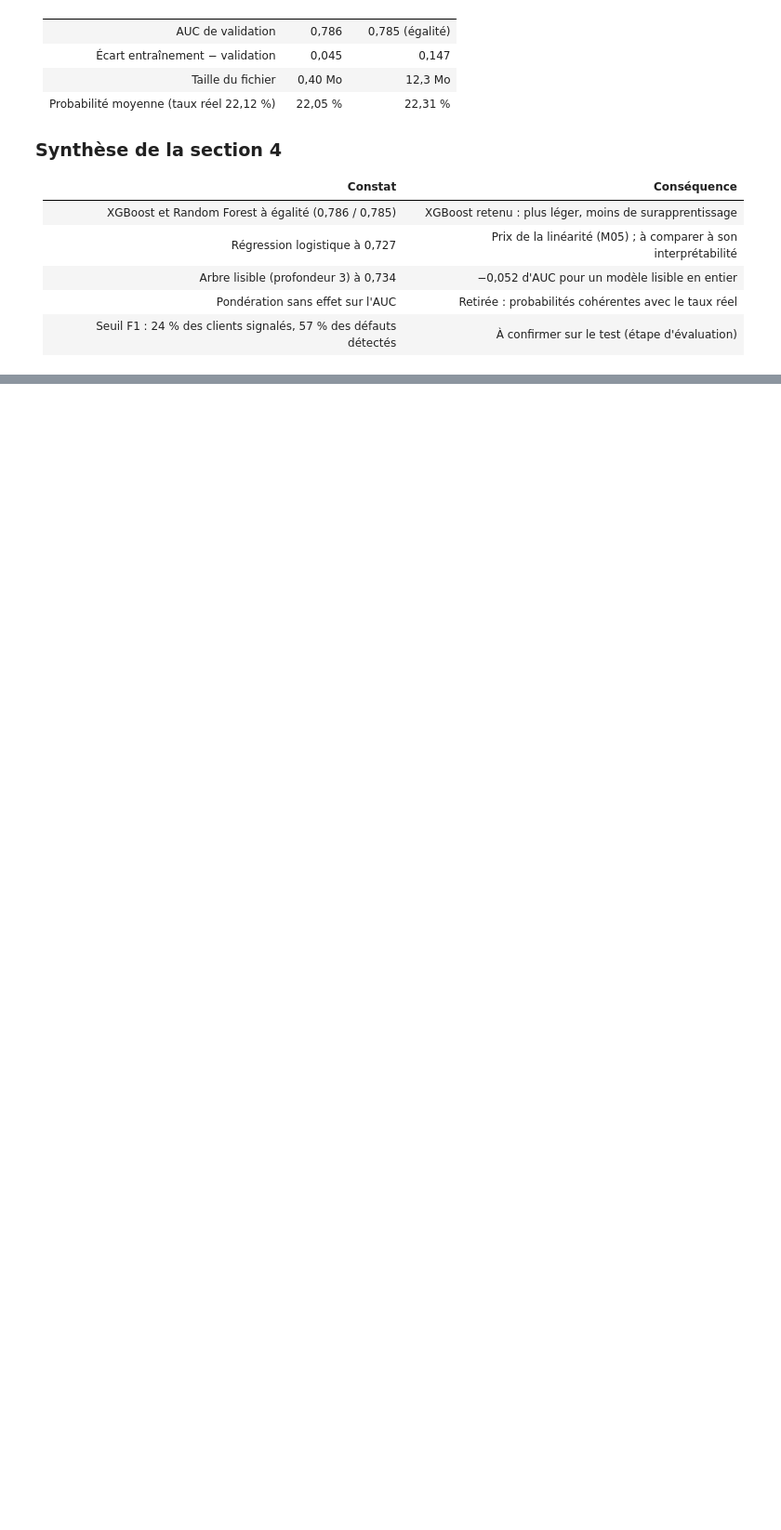
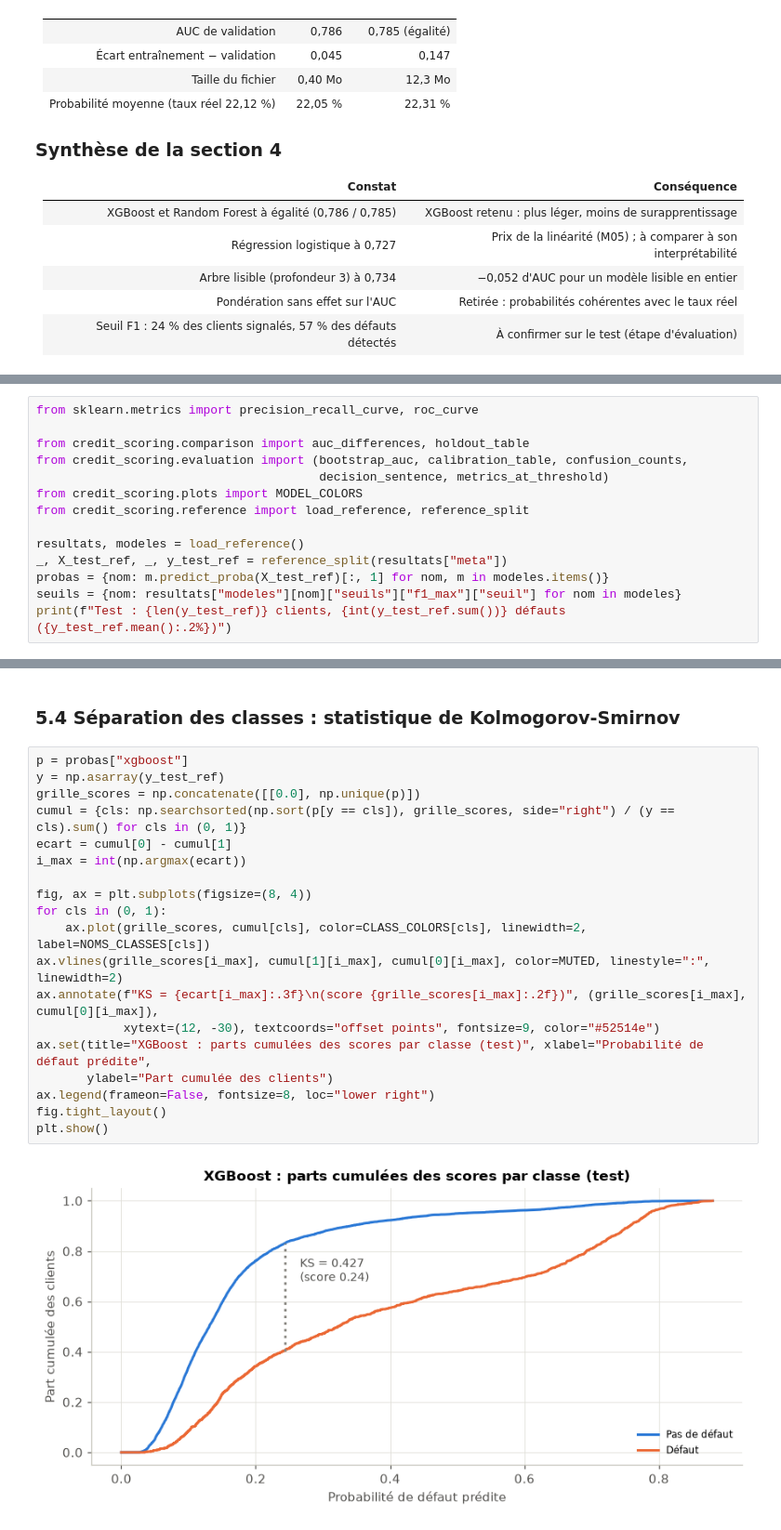
Before and after one commit to aljene307/credit-scoring-xai, a Jupyter notebook: notebooks/analyse_credit.ipynb, the cells around one changed output, grey strips where cells are left out. Shown at 93% size. Cells and saved outputs as stored; diff of their text form; blank space fills up the shorter version.

```diff
--- a/notebooks/analyse_credit.ipynb
+++ b/notebooks/analyse_credit.ipynb
@@ -805,0 +812,14 @@ Choisi **sur la validation croisée, avant toute utilisation du jeu de test** :
+# %%
+from sklearn.metrics import precision_recall_curve, roc_curve
+
+from credit_scoring.comparison import auc_differences, holdout_table
+from credit_scoring.evaluation import (bootstrap_auc, calibration_table, confusion_counts,
+                                       decision_sentence, metrics_at_threshold)
+from credit_scoring.plots import MODEL_COLORS
+from credit_scoring.reference import load_reference, reference_split
+
+resultats, modeles = load_reference()
+_, X_test_ref, _, y_test_ref = reference_split(resultats["meta"])
+probas = {nom: m.predict_proba(X_test_ref)[:, 1] for nom, m in modeles.items()}
+seuils = {nom: resultats["modeles"][nom]["seuils"]["f1_max"]["seuil"] for nom in modeles}
+print(f"Test : {len(y_test_ref)} clients, {int(y_test_ref.sum())} défauts ({y_test_ref.mean():.2%})")
@@ -805,0 +937,23 @@ Choisi **sur la validation croisée, avant toute utilisation du jeu de test** :
+# %% [markdown]
+### 5.4 Séparation des classes : statistique de Kolmogorov-Smirnov
+# %%
+p = probas["xgboost"]
+y = np.asarray(y_test_ref)
+grille_scores = np.concatenate([[0.0], np.unique(p)])
+cumul = {cls: np.searchsorted(np.sort(p[y == cls]), grille_scores, side="right") / (y == cls).sum() for cls in (0, 1)}
+ecart = cumul[0] - cumul[1]
+i_max = int(np.argmax(ecart))
+
+fig, ax = plt.subplots(figsize=(8, 4))
+for cls in (0, 1):
+    ax.plot(grille_scores, cumul[cls], color=CLASS_COLORS[cls], linewidth=2, label=NOMS_CLASSES[cls])
+ax.vlines(grille_scores[i_max], cumul[1][i_max], cumul[0][i_max], color=MUTED, linestyle=":", linewidth=2)
+ax.annotate(f"KS = {ecart[i_max]:.3f}\n(score {grille_scores[i_max]:.2f})", (grille_scores[i_max], cumul[0][i_max]),
+            xytext=(12, -30), textcoords="offset points", fontsize=9, color="#52514e")
+ax.set(title="XGBoost : parts cumulées des scores par classe (test)", xlabel="Probabilité de défaut prédite",
+       ylabel="Part cumulée des clients")
+ax.legend(frameon=False, fontsize=8, loc="lower right")
+fig.tight_layout()
+plt.show()
+# %% [output]
+[figure, added]
```
Also changed, not shown: parts of 18 cells of this notebook.
